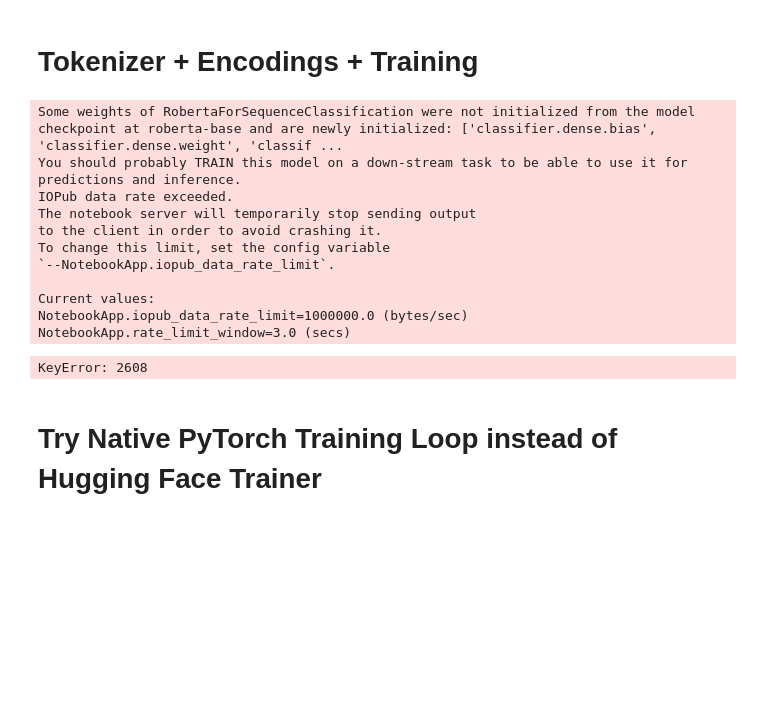
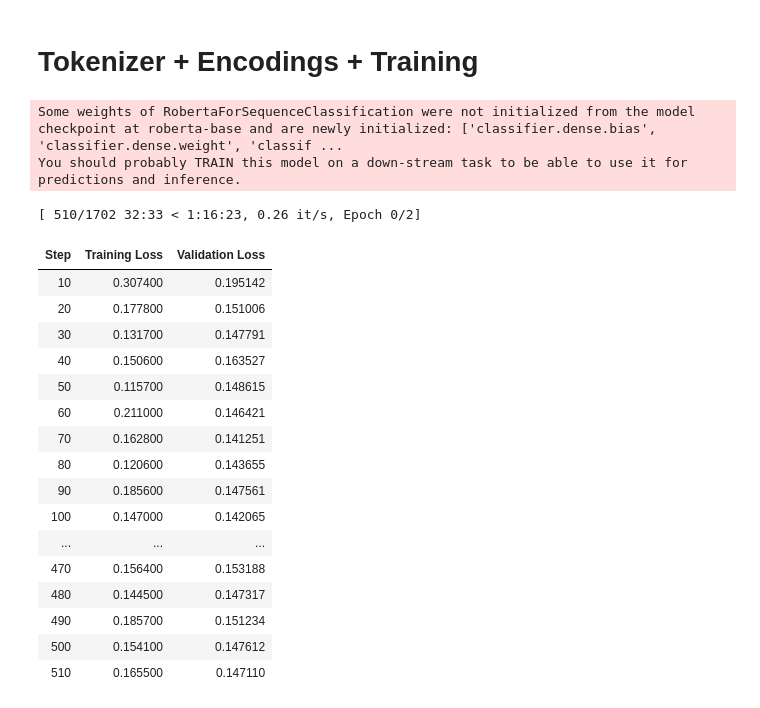
Before and after one commit to EliMartian/roberta_model_fine_tuning, a Jupyter notebook: fine_tuning_roberta.ipynb, the cells around one changed output. Drawn from its saved outputs; the diff is of its cells as text; code cells hidden in the pictures; blank space fills up the shorter version.

```diff
--- a/fine_tuning_roberta.ipynb
+++ b/fine_tuning_roberta.ipynb
@@ -246,58 +210,59 @@ Please note that authentication is recommended but still optional to access publ
 # %% [markdown]
 # Tokenizer + Encodings + Training
 # %%
-from transformers import RobertaTokenizer, RobertaModel
-
-# Unfortunately no such thing exists :(
-# from transformers import RobertaModelForSequenceClassification
-
-tokenizer = RobertaTokenizer.from_pretrained('roberta-base')
-train_encodings = tokenizer(train_texts, truncation=True, padding=True)
-val_encodings = tokenizer(val_texts, truncation=True, padding=True)
-test_encodings = tokenizer(test_texts, truncation=True, padding=True)
-
-train_dataset = toxicDataset(train_encodings, train_labels)
-val_dataset = toxicDataset(val_encodings, val_labels)
-test_dataset = toxicDataset(test_encodings, test_labels)
+from transformers import EarlyStoppingCallback, Trainer, TrainingArguments
 
 training_args = TrainingArguments(
     output_dir='./results',
     num_train_epochs=2,
     per_device_train_batch_size=16,
     per_device_eval_batch_size=64,
-    warmup_steps=500,
-    learning_rate=5e-5,
+    warmup_steps=200,
+    learning_rate=1e-4,
     weight_decay=0.01,
     logging_dir='./logs',
     logging_steps=10,
+    evaluation_strategy="steps",
+    save_strategy="steps",
+    load_best_model_at_end=True,
+    metric_for_best_model="eval_loss",
 )
 
-model = AutoModelForSequenceClassification.from_pretrained('roberta-base')
+model = AutoModelForSequenceClassification.from_pretrained('roberta-base', num_labels=1)
 
 trainer = Trainer(
     model=model,
     args=training_args,
     train_dataset=train_dataset,
-    eval_dataset=val_dataset
+    eval_dataset=val_dataset,
+    tokenizer=tokenizer,
+    callbacks=[EarlyStoppingCallback(early_stopping_patience=1, early_stopping_threshold=0.02)],
 )
+trainer.train()
 
-trainer.train()
+model.save_pretrained('/results/fine_tuned_roberta_model')
 
 # text = "Replace me by any text you'd like."
 # encoded_input = tokenizer(text, return_tensors='pt')
 # output = model(**encoded_input)
 # %% [output]
 Some weights of RobertaForSequenceClassification were not initialized from the model checkpoint at roberta-base and are newly initialized: ['classifier.dense.bias', 'classifier.dense.weight', 'classif ...
 You should probably TRAIN this model on a down-stream task to be able to use it for predictions and inference.
-IOPub data rate exceeded.
-The notebook server will temporarily stop sending output
-to the client in order to avoid crashing it.
-To change this limit, set the config variable
-`--NotebookApp.iopub_data_rate_limit`.
-
-Current values:
-NotebookApp.iopub_data_rate_limit=1000000.0 (bytes/sec)
-NotebookApp.rate_limit_window=3.0 (secs)
-KeyError: 2608
+[ 510/1702 32:33 < 1:16:23, 0.26 it/s, Epoch 0/2]
+| Step | Training Loss | Validation Loss |
+| 10 | 0.307400 | 0.195142 |
+| 20 | 0.177800 | 0.151006 |
+| 30 | 0.131700 | 0.147791 |
+| 40 | 0.150600 | 0.163527 |
+| 50 | 0.115700 | 0.148615 |
+| 60 | 0.211000 | 0.146421 |
+| 70 | 0.162800 | 0.141251 |
+| 80 | 0.120600 | 0.143655 |
+| 90 | 0.185600 | 0.147561 |
+| 100 | 0.147000 | 0.142065 |
+| ... | ... | ... |
+| 470 | 0.156400 | 0.153188 |
+| 480 | 0.144500 | 0.147317 |
+| 490 | 0.185700 | 0.151234 |
+| 500 | 0.154100 | 0.147612 |
+| 510 | 0.165500 | 0.147110 |
-# %% [markdown]
-# Try Native PyTorch Training Loop instead of Hugging Face Trainer
```
Also changed, not shown: parts of 21 cells of this notebook, 1 other file.
